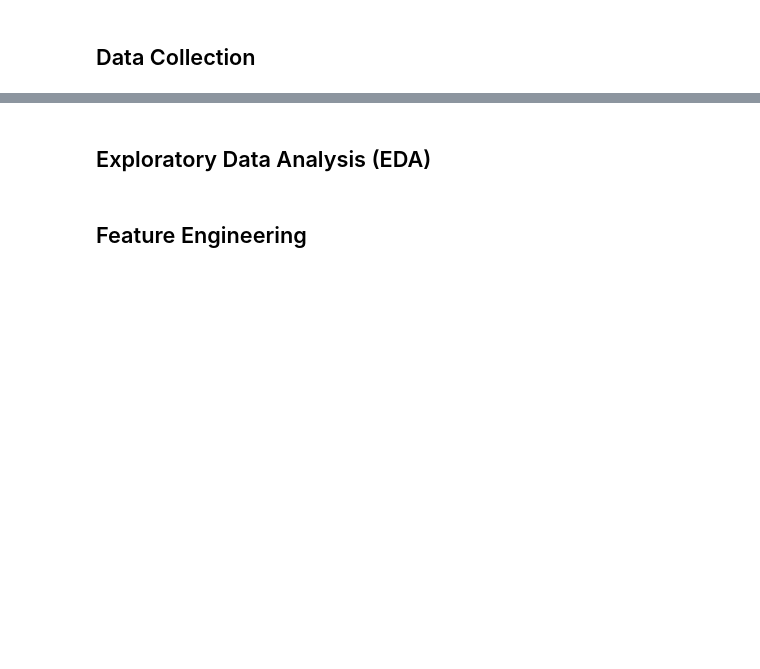
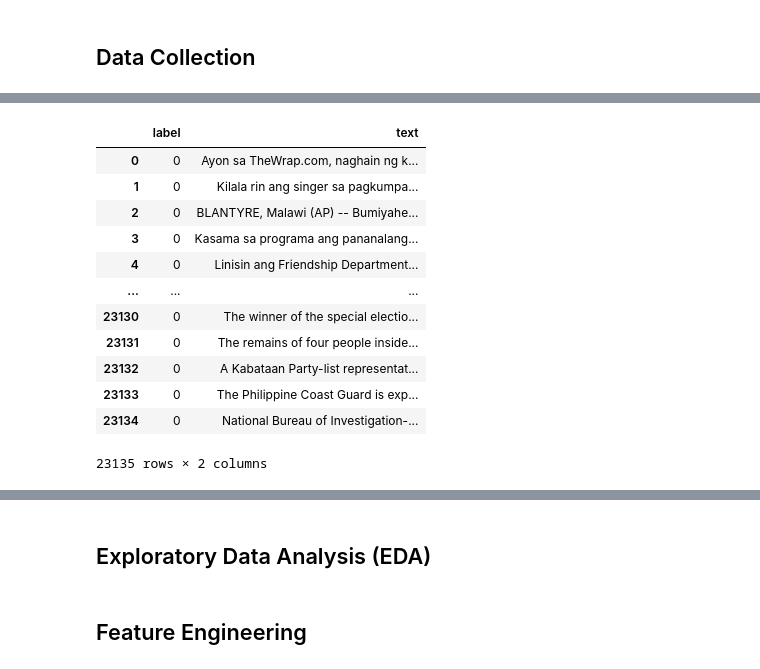
Before and after one commit to francheska-vicente/data102-fake-news, a Jupyter notebook: main.ipynb, the cells around one changed output, grey strips where cells are left out. Saved outputs shown, nothing was run; the diff lists cells and outputs as text; code cells hidden in the pictures; blank space fills up the shorter version.

Commit message:
removed language column in saved dataframe

```diff
--- a/main.ipynb
+++ b/main.ipynb
@@ -158,6 +386,23 @@ df_news['language'] = df_news['text'].apply(detect_language)
 # Separate news articles into English and Filipino datasets
 df_english_news = df_news[df_news['language'] == 'en']
 df_filipino_news = df_news[df_news['language'] == 'fil']
+# %%
+df_news = df_news.drop(columns = 'language')
+df_news
+# %% [output]
+|  | label | text |
+| 0 | 0 | Ayon sa TheWrap.com, naghain ng k... |
+| 1 | 0 | Kilala rin ang singer sa pagkumpa... |
+| 2 | 0 | BLANTYRE, Malawi (AP) -- Bumiyahe... |
+| 3 | 0 | Kasama sa programa ang pananalang... |
+| 4 | 0 | Linisin ang Friendship Department... |
+| ... | ... | ... |
+| 23130 | 0 | The winner of the special electio... |
+| 23131 | 0 | The remains of four people inside... |
+| 23132 | 0 | A Kabataan Party-list representat... |
+| 23133 | 0 | The Philippine Coast Guard is exp... |
+| 23134 | 0 | National Bureau of Investigation-... |
+23135 rows × 2 columns
 # %%
 # English News Dataset
 df_english_news = df_english_news.drop(columns='language')
```
Also changed, not shown: parts of 19 cells of this notebook.
